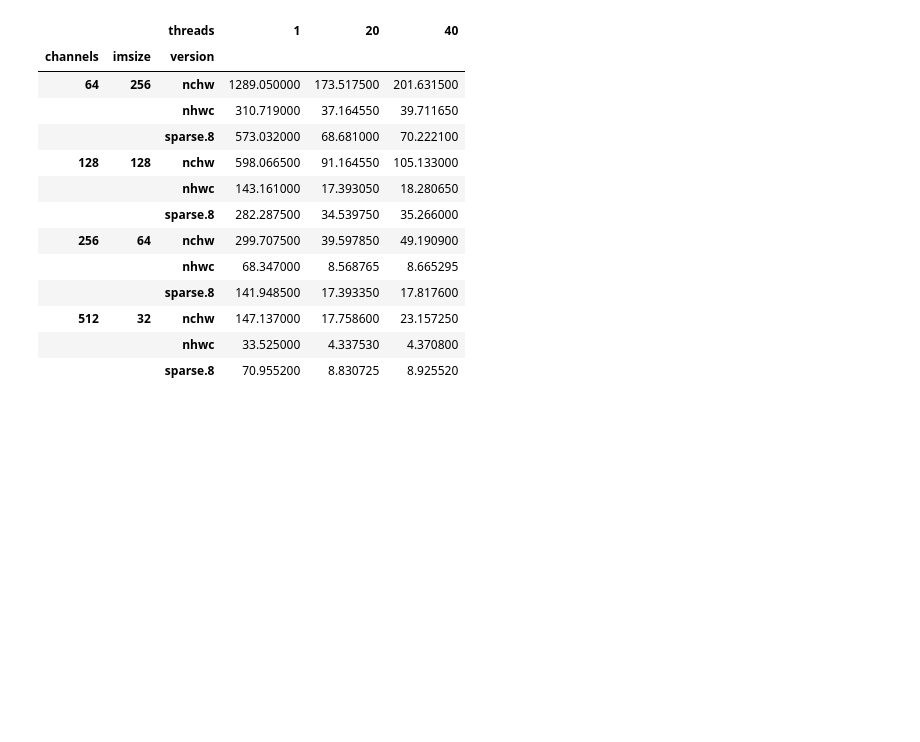
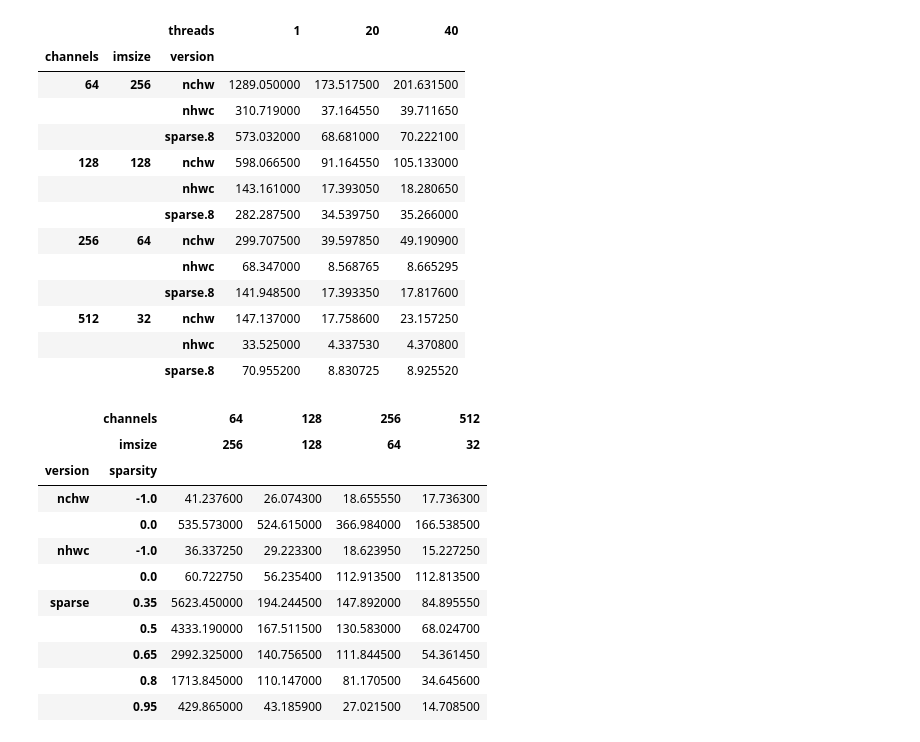
Before and after one commit to Tantalus13A98B5F/convbench, a Jupyter notebook: resnet50_conv3x3/onednn/dataproc.ipynb, the cells around one changed output. Cells and saved outputs as stored; diff of their text form; code cells hidden in the pictures; blank space fills up the shorter version.

Commit message:
add sparsity test

```diff
--- a/resnet50_conv3x3/onednn/dataproc.ipynb
+++ b/resnet50_conv3x3/onednn/dataproc.ipynb
@@ -68,3 +68,25 @@ out2.style.background_gradient(cmap='Greens')
 | 512 | 32 | nchw | 147.137000 | 17.758600 | 23.157250 |
 |  |  | nhwc | 33.525000 | 4.337530 | 4.370800 |
 |  |  | sparse.8 | 70.955200 | 8.830725 | 8.925520 |
+# %%
+df3 = pd.read_csv('sparse.csv')
+tmp = df2.query('threads == 40 and version != "sparse.8"').copy()
+tmp['sparsity'] = -1
+df3 = pd.concat([df3, tmp])
+out3 = df3.groupby(['channels', 'imsize', 'version', 'sparsity']) \
+          .agg({'convert': 'median', 'compute': 'median'})
+out3 = out3['compute'].unstack(['channels', 'imsize'])
+out3.style.background_gradient(cmap='Greens', vmin=15, vmax=600)
+# %% [output]
+|  | channels | 64 | 128 | 256 | 512 |
+|  | imsize | 256 | 128 | 64 | 32 |
+| version | sparsity |  |  |  |  |
+| nchw | -1.0 | 41.237600 | 26.074300 | 18.655550 | 17.736300 |
+|  | 0.0 | 535.573000 | 524.615000 | 366.984000 | 166.538500 |
+| nhwc | -1.0 | 36.337250 | 29.223300 | 18.623950 | 15.227250 |
+|  | 0.0 | 60.722750 | 56.235400 | 112.913500 | 112.813500 |
+| sparse | 0.35 | 5623.450000 | 194.244500 | 147.892000 | 84.895550 |
+|  | 0.5 | 4333.190000 | 167.511500 | 130.583000 | 68.024700 |
+|  | 0.65 | 2992.325000 | 140.756500 | 111.844500 | 54.361450 |
+|  | 0.8 | 1713.845000 | 110.147000 | 81.170500 | 34.645600 |
+|  | 0.95 | 429.865000 | 43.185900 | 27.021500 | 14.708500 |
```
Also changed, not shown: 1 other file.
